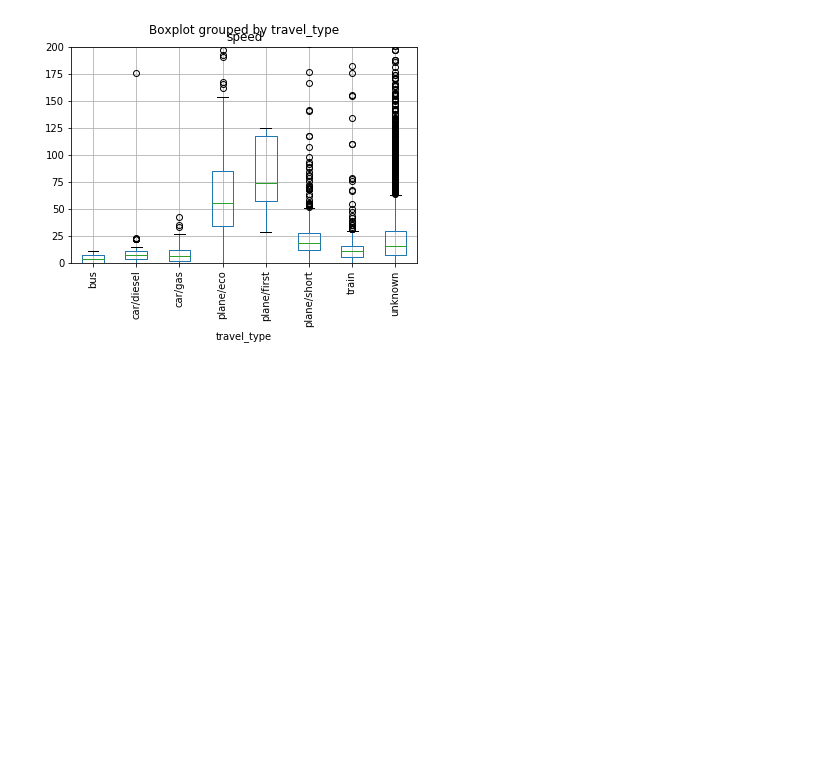
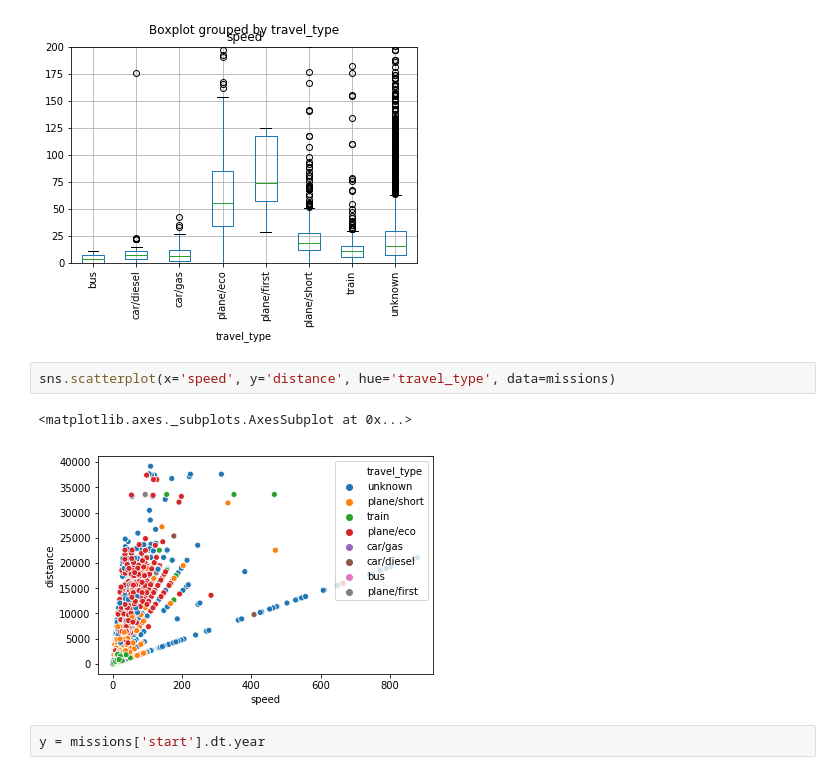
Before and after one commit to jlandercy/cookbook, a Jupyter notebook: python/api/SEM/BEP/03_Missions_Insights.ipynb, the cells around one changed output. Saved outputs shown, nothing was run; the diff lists cells and outputs as text; blank space fills up the shorter version.

```diff
--- a/python/api/SEM/BEP/03_Missions_Insights.ipynb
+++ b/python/api/SEM/BEP/03_Missions_Insights.ipynb
@@ -136,4 +148,11 @@ axe.set_ylim([0 ,200])
 # %% [output]
 (0, 200)
 [figure]
+# %%
+sns.scatterplot(x='speed', y='distance', hue='travel_type', data=missions)
+# %% [output]
+<matplotlib.axes._subplots.AxesSubplot at 0x...>
+[figure, added]
+# %%
+y = missions['start'].dt.year
 # %%
```
Also changed, not shown: parts of 19 cells of this notebook.
